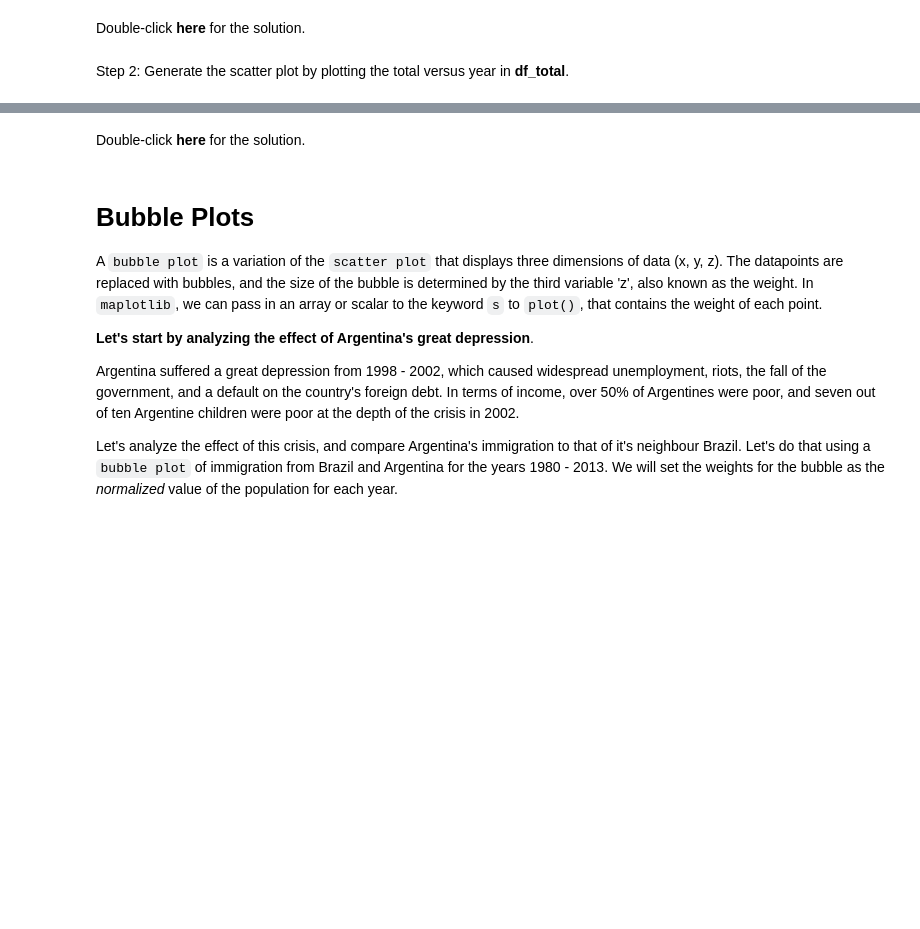
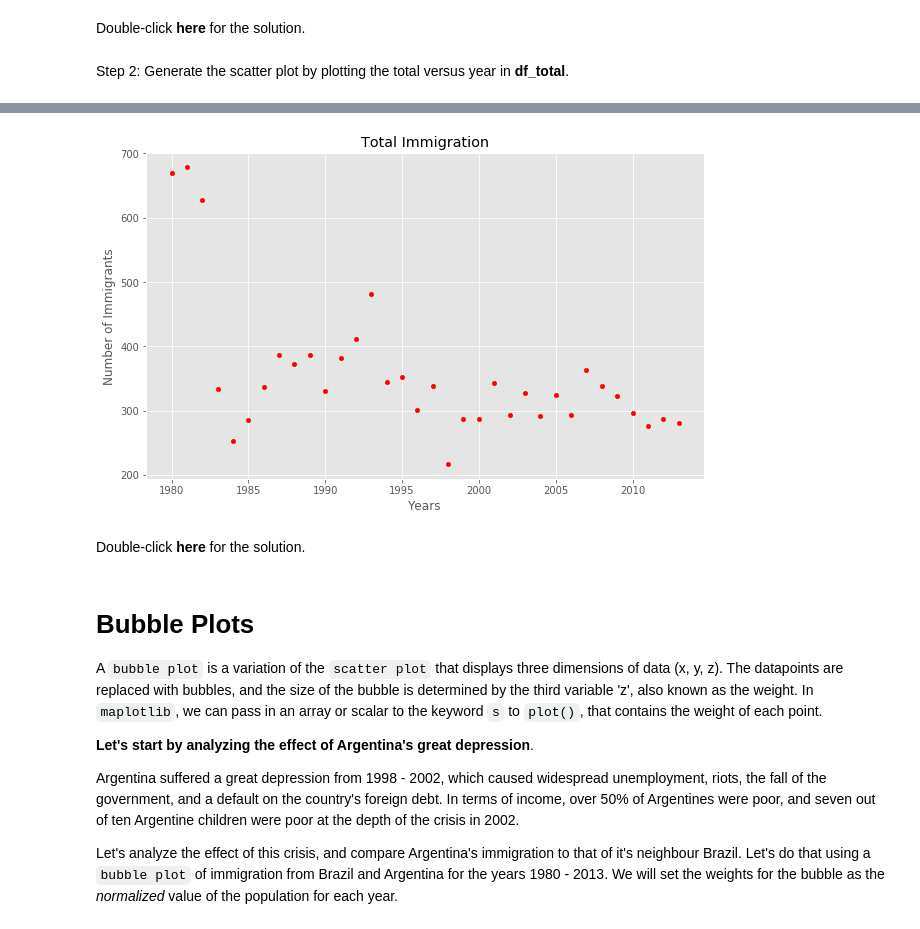
Before and after one commit to tuliocpa/Data_Science, a Jupyter notebook: Notebook 11 - Pie Charts, Box Plots, Scatter Plots.ipynb, the cells around one changed output, grey strips where cells are left out. Drawn from its saved outputs; the diff is of its cells as text; code cells hidden in the pictures; blank space fills up the shorter version.

```diff
--- a/Notebook 11 - Pie Charts, Box Plots, Scatter Plots.ipynb
+++ b/Notebook 11 - Pie Charts, Box Plots, Scatter Plots.ipynb
@@ -769,7 +769,11 @@ Step 2: Generate the scatter plot by plotting the total versus year in **df_tota
 # %%
 ### type your answer here
 
-df_total.plot(kind='scatter', x='year', y='total', figsize(10,6), color='red')
+df_total.plot(kind='scatter', x='year', y='total', figsize=(10,6), color='red')
 
-plt.title('t')
+plt.title('Total Immigration')
+plt.xlabel('Years')
+plt.ylabel("Number of Immigrants")
+
+plt.show()
 # %% [output]
@@ -777,3 +780,4 @@ SyntaxError: positional argument follows keyword argument (<ipython-input-67-e2c
+[figure, added]
 # %% [markdown]
 Double-click __here__ for the solution.
 <!-- The correct answer is:
```
Also changed, not shown: parts of 3 cells of this notebook.
